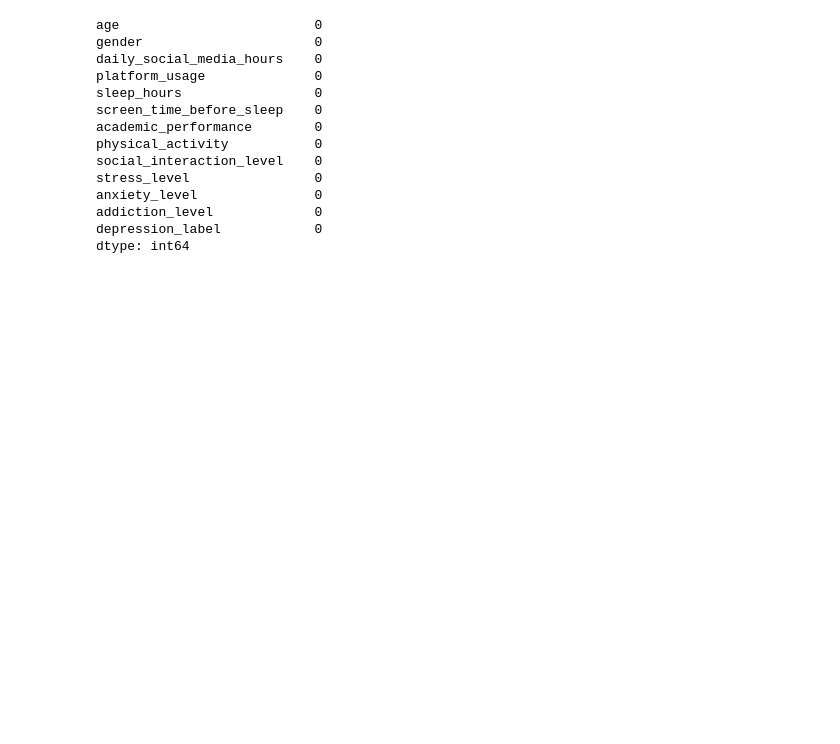
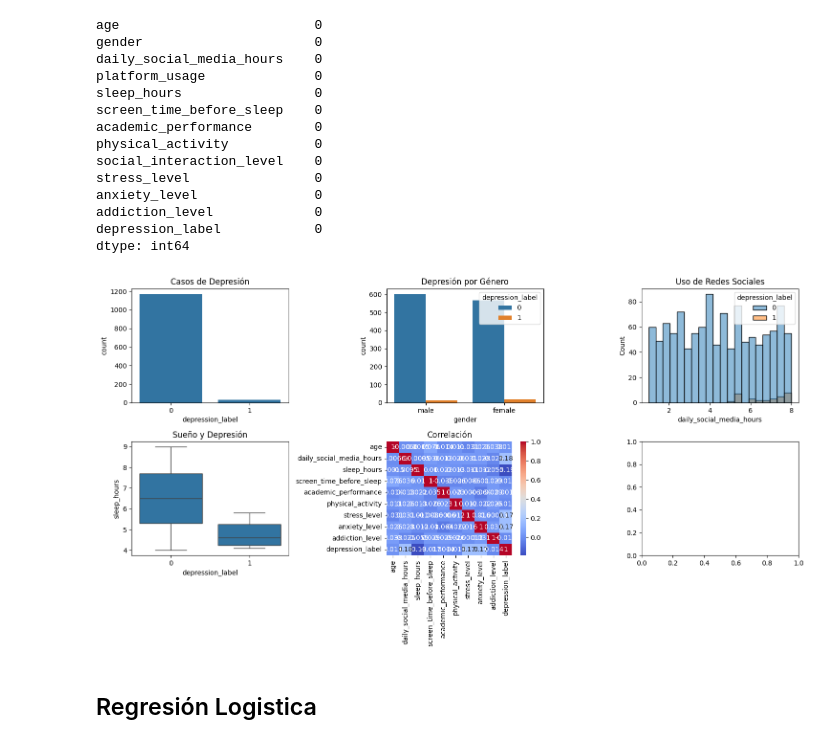
Before and after one commit to DiegoCastroSatt/IntroIA, a Jupyter notebook: Proyecto1/MentalHealth.ipynb, the cells around one changed output. Drawn from its saved outputs; the diff is of its cells as text; code cells hidden in the pictures; blank space fills up the shorter version.

```diff
--- a/Proyecto1/MentalHealth.ipynb
+++ b/Proyecto1/MentalHealth.ipynb
@@ -84,3 +83,46 @@ anxiety_level               0
 addiction_level             0
 depression_label            0
 dtype: int64
+# %%
+fig, axes = plt.subplots(2, 3, figsize=(15, 8))
+sns.countplot(
+    x="depression_label",
+    data=data,
+    ax=axes[0,0]
+)
+axes[0,0].set_title("Casos de Depresión")
+sns.countplot(
+    x="gender",
+    hue="depression_label",
+    data=data,
+    ax=axes[0,1]
+)
+axes[0,1].set_title("Depresión por Género")
+sns.histplot(
+    data=data,
+    x="daily_social_media_hours",
+    hue="depression_label",
+    bins=20,
+    ax=axes[0,2]
+)
+axes[0,2].set_title("Uso de Redes Sociales")
+sns.boxplot(
+    x="depression_label",
+    y="sleep_hours",
+    data=data,
+    ax=axes[1,0]
+)
+axes[1,0].set_title("Sueño y Depresión")
+sns.heatmap(
+    data.corr(numeric_only=True),
+    annot=True,
+    cmap="coolwarm",
+    ax=axes[1,1]
+)
+axes[1,1].set_title("Correlación")
+plt.tight_layout()
+plt.show()
+# %% [output]
+[figure, added]
+# %% [markdown]
+## Regresión Logistica
```
Also changed, not shown: parts of 41 cells of this notebook, 1 other file.
